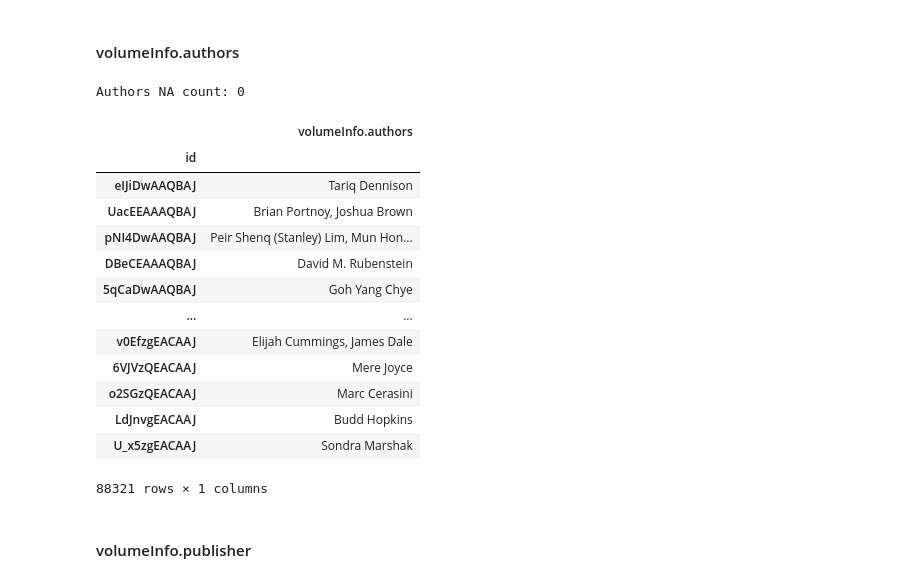
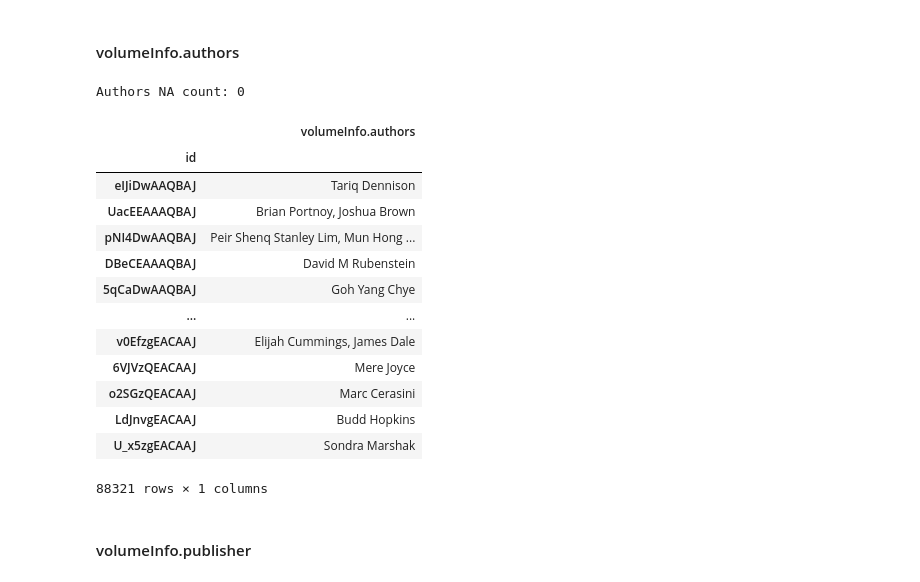
Before and after one commit to hilarylimyuxuan/Book-Recommendation-System, a Jupyter notebook: Book Recommendation System - Google Book.ipynb, the cells around one changed output. Saved outputs shown, nothing was run; the diff lists cells and outputs as text; code cells hidden in the pictures.

```diff
--- a/Book Recommendation System - Google Book.ipynb
+++ b/Book Recommendation System - Google Book.ipynb
@@ -329,7 +331,7 @@ warnings.simplefilter(action='ignore', category=FutureWarning)
 book_df['volumeInfo.title'] = book_df['volumeInfo.title'].apply(lambda x: html.unescape(x))
 
 # replace " characters with empty string
-book_df['volumeInfo.title'] = book_df['volumeInfo.title'].astype(str).str.replace('"', '')
+book_df['volumeInfo.title'] = book_df['volumeInfo.title'].astype(str).str.replace('[^\w\s]', '')
 
 display(book_df[['volumeInfo.title']])
 # %% [output]
@@ -359,6 +361,9 @@ sub_df = book_df[['volumeInfo.subtitle']].copy()
 sub_df['subtitle_date'] = pd.to_datetime(sub_df['volumeInfo.subtitle'], errors='coerce')
 sub_df['subtitle'] = np.where((~sub_df['subtitle_date'].isna()) | (sub_df['volumeInfo.subtitle'].isna()), "Missing", sub_df['volumeInfo.subtitle'])
 
+# decode the string
+sub_df['subtitle'] = sub_df['subtitle'].apply(lambda x: html.unescape(x))
+
 # remove special characters except space from string
 sub_df['subtitle'] = sub_df['subtitle'].str.replace('[^\w\s]', '')
 
@@ -412,22 +417,27 @@ Subtitle NA count: 0
 # %%
 import warnings
 warnings.simplefilter(action='ignore', category=FutureWarning)
 
-# Convert author list to string
+# FIll na with missing
 book_df['volumeInfo.authors'].fillna("Missing", inplace = True)
-book_df['volumeInfo.authors'] = book_df['volumeInfo.authors'].astype(str).str.replace('\[|\]|\'', '')
+
+# decode the string
+book_df['volumeInfo.authors'] = book_df['volumeInfo.authors'].apply(lambda x: html.unescape(x))
+
+# Replace special characters except space and commas
+book_df['volumeInfo.authors'] = book_df['volumeInfo.authors'].astype(str).str.replace('[^,\w\s]', '')
 
 print("Authors NA count:", book_df['volumeInfo.authors'].isna().sum())
 
 display(book_df[['volumeInfo.authors']])
 # %% [output]
 Authors NA count: 0
 |  | volumeInfo.authors |
 | id |  |
 | eIJiDwAAQBAJ | Tariq Dennison |
 | UacEEAAAQBAJ | Brian Portnoy, Joshua Brown |
-| pNI4DwAAQBAJ | Peir Shenq (Stanley) Lim, Mun Hon... |
-| DBeCEAAAQBAJ | David M. Rubenstein |
+| pNI4DwAAQBAJ | Peir Shenq Stanley Lim, Mun Hong ... |
+| DBeCEAAAQBAJ | David M Rubenstein |
 | 5qCaDwAAQBAJ | Goh Yang Chye |
 | ... | ... |
 | v0EfzgEACAAJ | Elijah Cummings, James Dale |
```
Also changed, not shown: parts of 13 cells of this notebook.
